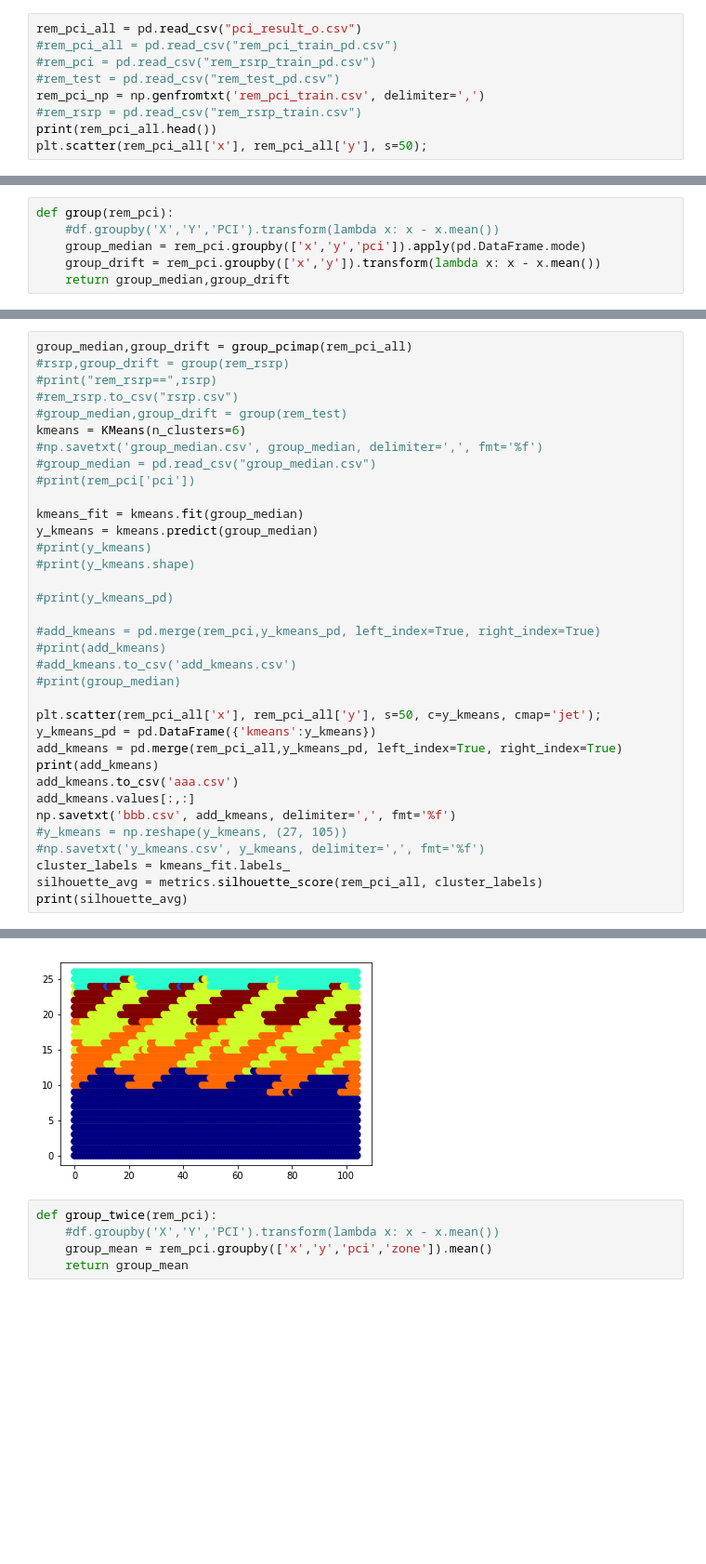
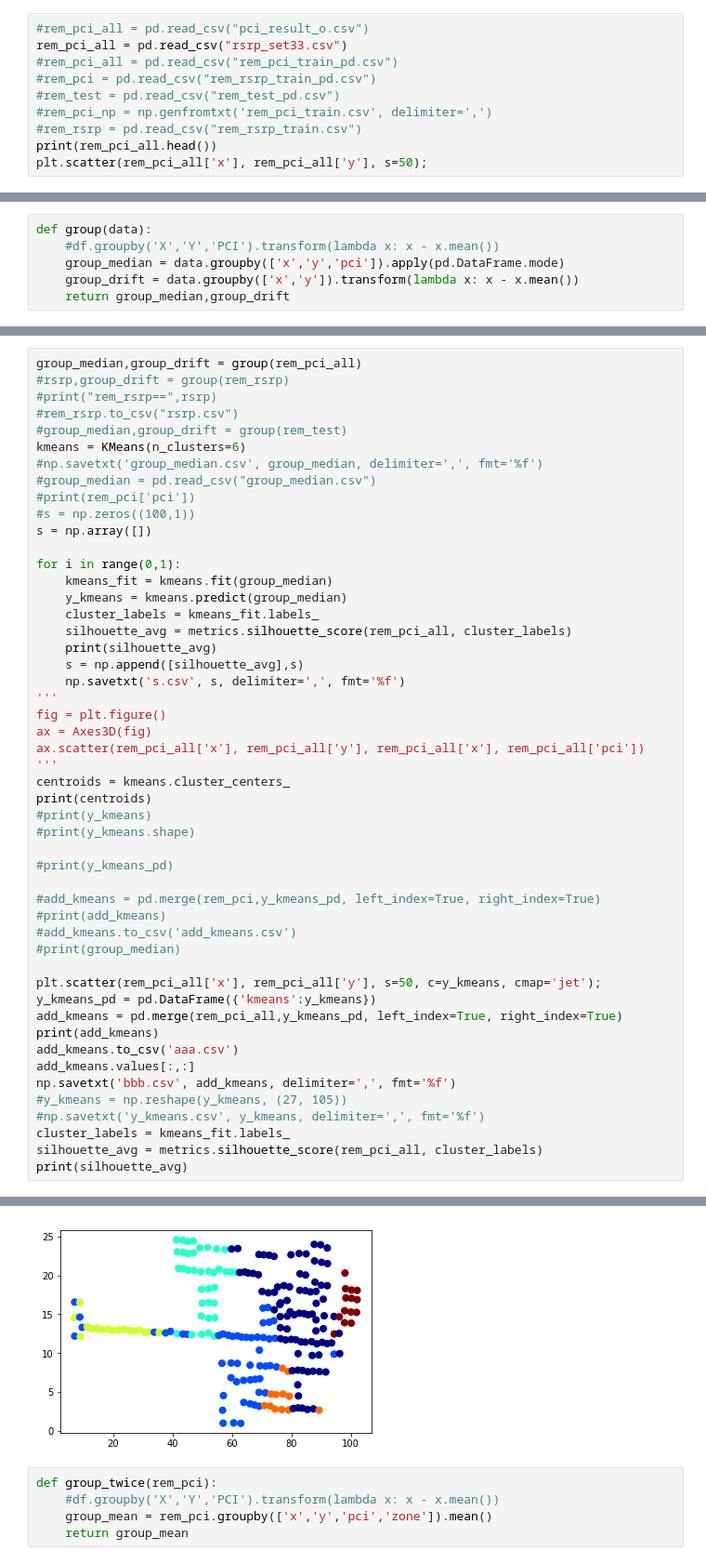
Before and after one commit to KJtiming/RadioMap, a Jupyter notebook: cluster.ipynb, the cells around one changed output, grey strips where cells are left out. Shown at 93% size. Saved outputs shown, nothing was run; the diff lists cells and outputs as text; blank space fills up the shorter version.

```diff
--- a/cluster.ipynb
+++ b/cluster.ipynb
@@ -36,11 +37,12 @@ from keras.utils import np_utils
 #from sklearn.cross_validation import train_test_split
 #from data_handle import *
 # %%
-rem_pci_all = pd.read_csv("pci_result_o.csv")
+#rem_pci_all = pd.read_csv("pci_result_o.csv")
+rem_pci_all = pd.read_csv("rsrp_set33.csv")
 #rem_pci_all = pd.read_csv("rem_pci_train_pd.csv")
 #rem_pci = pd.read_csv("rem_rsrp_train_pd.csv")
 #rem_test = pd.read_csv("rem_test_pd.csv")
-rem_pci_np = np.genfromtxt('rem_pci_train.csv', delimiter=',')
+#rem_pci_np = np.genfromtxt('rem_pci_train.csv', delimiter=',')
 #rem_rsrp = pd.read_csv("rem_rsrp_train.csv")
 print(rem_pci_all.head())
 plt.scatter(rem_pci_all['x'], rem_pci_all['y'], s=50);
@@ -55,7 +57,7 @@ plt.scatter(rem_pci_all['x'], rem_pci_all['y'], s=50);
 # %%
-def group(rem_pci):
+def group(data):
     #df.groupby('X','Y','PCI').transform(lambda x: x - x.mean())
-    group_median = rem_pci.groupby(['x','y','pci']).apply(pd.DataFrame.mode)
-    group_drift = rem_pci.groupby(['x','y']).transform(lambda x: x - x.mean())
+    group_median = data.groupby(['x','y','pci']).apply(pd.DataFrame.mode)
+    group_drift = data.groupby(['x','y']).transform(lambda x: x - x.mean())
     return group_median,group_drift
 # %%
@@ -66,6 +68,6 @@ def group_pcimap(rem_pci):
     return group_median,group_drift
 # %%
-group_median,group_drift = group_pcimap(rem_pci_all)
+group_median,group_drift = group(rem_pci_all)
 #rsrp,group_drift = group(rem_rsrp)
 #print("rem_rsrp==",rsrp)
 #rem_rsrp.to_csv("rsrp.csv")
@@ -74,9 +76,24 @@ kmeans = KMeans(n_clusters=6)
 #np.savetxt('group_median.csv', group_median, delimiter=',', fmt='%f')
 #group_median = pd.read_csv("group_median.csv")
 #print(rem_pci['pci'])
+#s = np.zeros((100,1))
+s = np.array([])
 
-kmeans_fit = kmeans.fit(group_median)
-y_kmeans = kmeans.predict(group_median)
+for i in range(0,1):
+    kmeans_fit = kmeans.fit(group_median)
+    y_kmeans = kmeans.predict(group_median)
+    cluster_labels = kmeans_fit.labels_
+    silhouette_avg = metrics.silhouette_score(rem_pci_all, cluster_labels)
+    print(silhouette_avg)
+    s = np.append([silhouette_avg],s)
+    np.savetxt('s.csv', s, delimiter=',', fmt='%f')
+'''
+fig = plt.figure()
+ax = Axes3D(fig)
+ax.scatter(rem_pci_all['x'], rem_pci_all['y'], rem_pci_all['x'], rem_pci_all['pci'])
+'''
+centroids = kmeans.cluster_centers_
+print(centroids)
 #print(y_kmeans)
 #print(y_kmeans.shape)
 
@@ -120,4 +137,4 @@ print(silhouette_avg)
-[figure, old version]
+[figure, new version]
 # %%
 def group_twice(rem_pci):
     #df.groupby('X','Y','PCI').transform(lambda x: x - x.mean())
```
Also changed, not shown: parts of 6 cells of this notebook, 7 other files.
